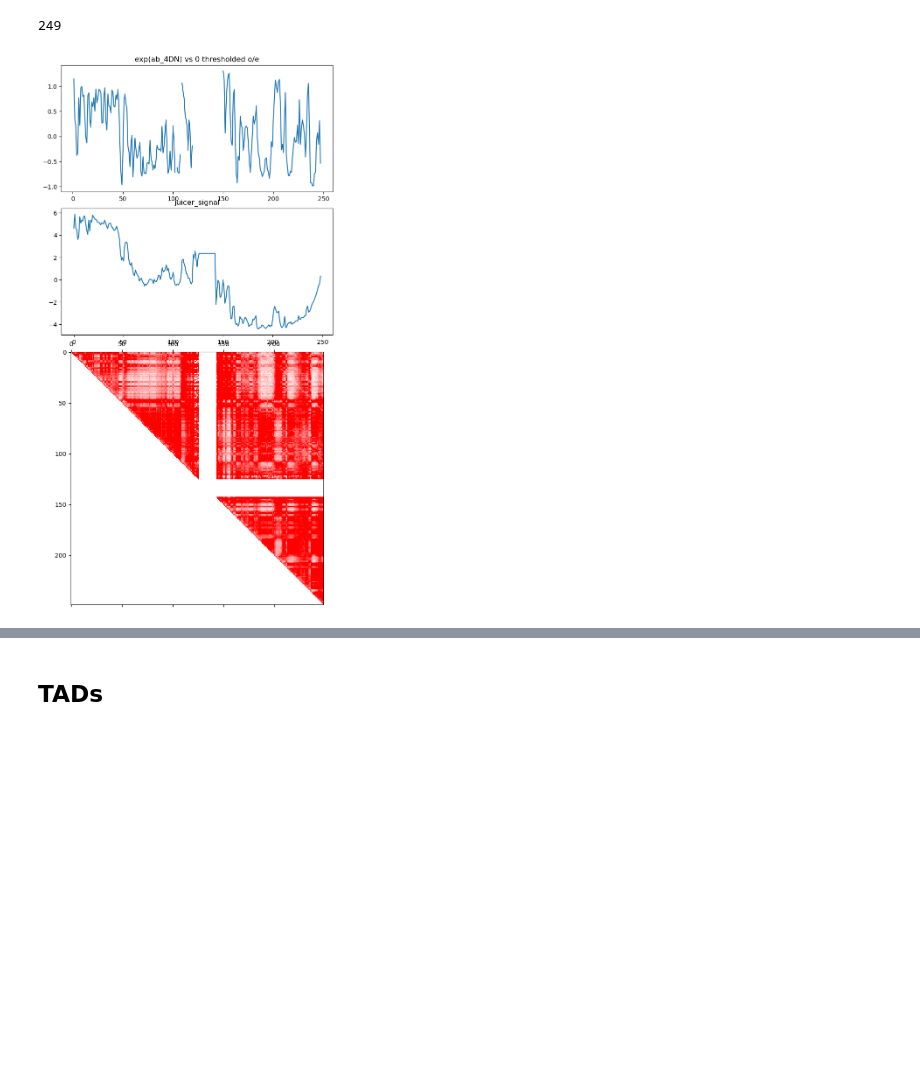
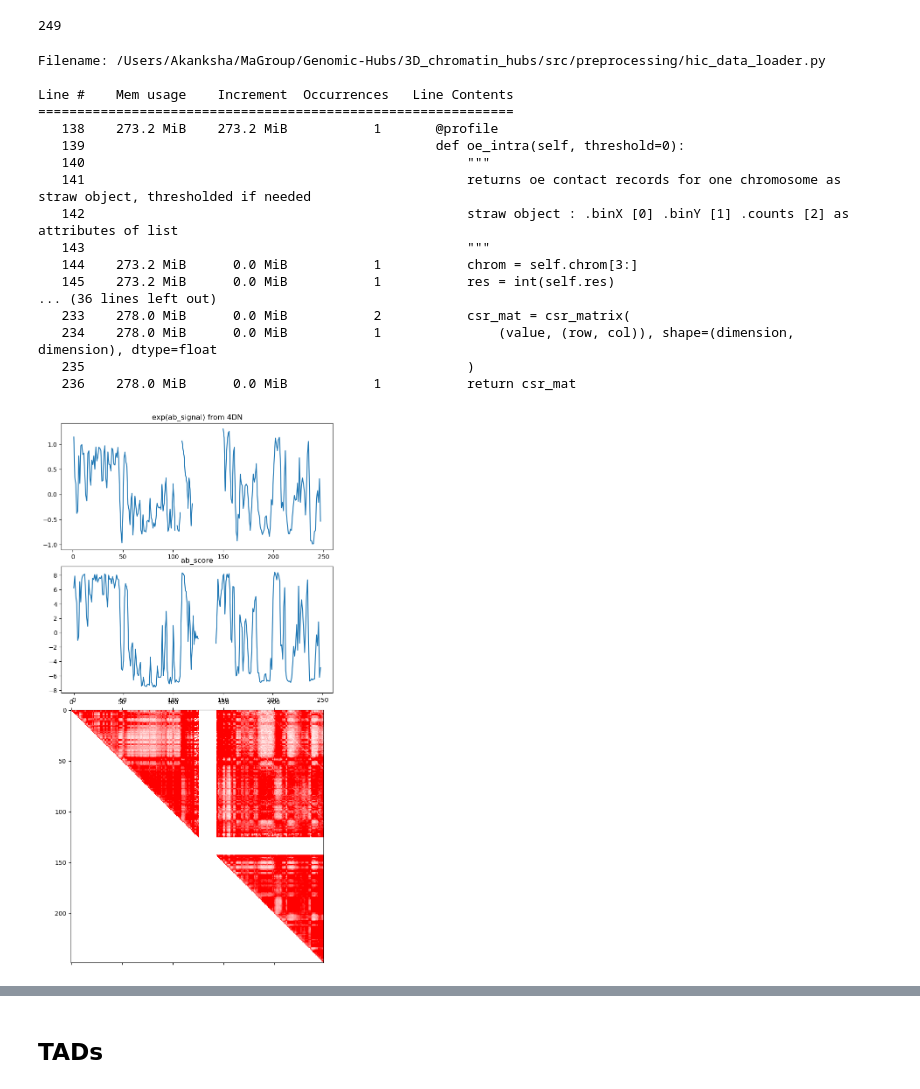
Before and after one commit to akanksha-sachan/3D_chromatin_hubs, a Jupyter notebook: notebooks/GM12878_data_analysis.ipynb, the cells around one changed output, grey strips where cells are left out. Drawn from its saved outputs; the diff is of its cells as text; code cells hidden in the pictures; blank space fills up the shorter version.

Commit message:
updated ab_score calculation using cooltools and higashi

```diff
--- a/notebooks/GM12878_data_analysis.ipynb
+++ b/notebooks/GM12878_data_analysis.ipynb
@@ -99,9 +99,9 @@ print(len(juicer_signal))
   0.00864239 -0.06618797 -0.05736817]
 249
 # %%
-## Function calls to get AB scores of the intra-chr OE matrix ##
-oe_intra_csr = query.oe_straw_to_csr()
-ab_score_dict = query.ab_comp.calculate_ab_score(oe_intra_csr) #{start: pc1}
+## Function calls to get AB scores of the intra-chr raw contact matrix ##
+obs_intra_csr = query.records_as_csr(contact='observed')
+ab_score_dict = query.ab_comp.calculate_ab_score_from_raw(obs_intra_csr) #{start: pc1}
 ab_score = list(ab_score_dict.values())
 print(len(ab_score))
 # %% [output]
@@ -136,31 +134,50 @@ oe_numpy_thresholded = oe_intra_csr.toarray() #upper triangular
 # %%
 def plot_2dhic_1dtrack_map(dense_matrix, bw_signal, signal, vmin, vmax, cmap):
   d2 = dense_matrix # np.log(dense_matrix)
   d2[np.isnan(d2)] = 0
   d2[np.isinf(d2)] = 0
   fig = plt.figure()
   fig.set_figheight(16)
   fig.set_figwidth(8)
   spec = gridspec.GridSpec(ncols=1, nrows=3,
                          width_ratios=[1], wspace=1,
                          hspace=.1, height_ratios=[10, 10, 20])
   ax0 = fig.add_subplot(spec[0])
   ax0.plot(np.arange(len(bw_signal)), bw_signal)
-  plt.title("exp(ab_4DN) vs 0 thresholded o/e")
+  plt.title("exp(ab_signal) from 4DN")
   ax1 = fig.add_subplot(spec[1])
   ax1.plot(np.arange(len(signal)), signal)
-  plt.title("juicer_signal")
+  plt.title("ab_score")
   ax2 = fig.add_subplot(spec[2])
   ax2.matshow(d2, cmap=cmap, vmin=vmin, vmax=vmax)
   plt.show()
 
 # Custom colormap
 REDMAP = LinearSegmentedColormap.from_list("bright_red", [(1, 1, 1), (1, 0, 0)])
 
 ## single chr visualisation ##
+oe_intra_csr = query.records_as_csr(contact='oe')
+oe_numpy_thresholded = oe_intra_csr.toarray() #upper triangular
 plot_2dhic_1dtrack_map(oe_numpy_thresholded, bw_signal, ab_score, 0, 1, REDMAP) #can replace ab_score with juicer_signal to test correlation
 # %% [output]
+Filename: /Users/Akanksha/MaGroup/Genomic-Hubs/3D_chromatin_hubs/src/preprocessing/hic_data_loader.py
+
+Line #    Mem usage    Increment  Occurrences   Line Contents
+=============================================================
+   138    273.2 MiB    273.2 MiB           1       @profile
+   139                                             def oe_intra(self, threshold=0):
+   140                                                 """
+   141                                                 returns oe contact records for one chromosome as straw object, thresholded if needed
+   142                                                 straw object : .binX [0] .binY [1] .counts [2] as attributes of list
+   143                                                 """
+   144    273.2 MiB      0.0 MiB           1           chrom = self.chrom[3:]
+   145    273.2 MiB      0.0 MiB           1           res = int(self.res)
+... (36 lines left out)
+   233    278.0 MiB      0.0 MiB           2           csr_mat = csr_matrix(
+   234    278.0 MiB      0.0 MiB           1               (value, (row, col)), shape=(dimension, dimension), dtype=float
+   235                                                 )
+   236    278.0 MiB      0.0 MiB           1           return csr_mat
-[figure, old version]
+[figure, new version]
 # %%
 def plot_ab_score_correlation_scatter(correlation_data, pearson_corr, pearson_p, spearman_corr, spearman_p, chrom, res_str):
     plt.figure(figsize=(8, 6))
```
Also changed, not shown: parts of 4 cells of this notebook, 2 other files.
